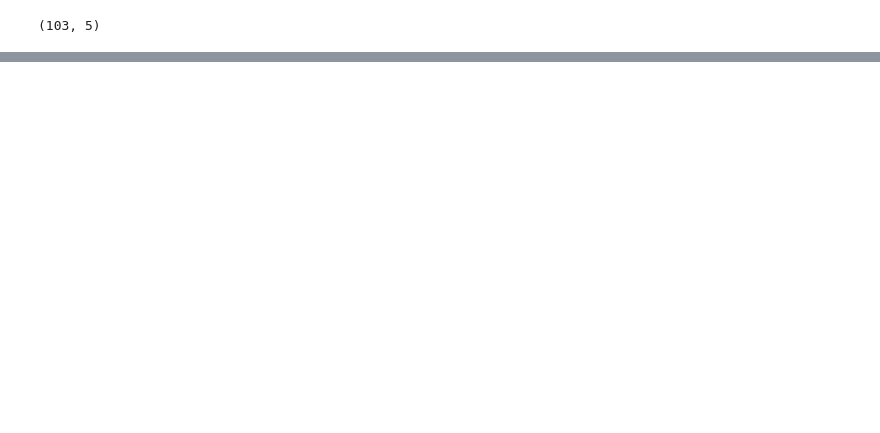
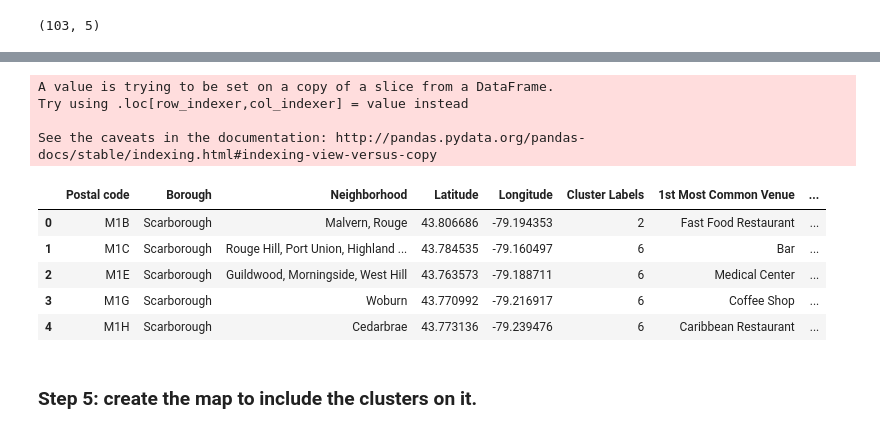
Before and after one commit to Deiimoreno/Coursera_Capstone, a Jupyter notebook: Segmenting and Clustering Neighborhoods in Toronto.ipynb, the cells around one changed output, grey strips where cells are left out. Cells and saved outputs as stored; diff of their text form; code cells hidden in the pictures; blank space fills up the shorter version.

```diff
--- a/Segmenting and Clustering Neighborhoods in Toronto.ipynb
+++ b/Segmenting and Clustering Neighborhoods in Toronto.ipynb
@@ -157,0 +433,12 @@ df_canloc.shape
+# %%
+num_top_venues = 5
+
+for hood in toronto_grouped['Postal code']:
+    print("----"+hood+"----")
+    temp = toronto_grouped[toronto_grouped['Postal code'] == hood].T.reset_index()
+    temp.columns = ['venue','freq']
+    temp = temp.iloc[1:]
+    temp['freq'] = temp['freq'].astype(float)
+    temp = temp.round({'freq': 2})
+    print(temp.sort_values('freq', ascending=False).reset_index(drop=True).head(num_top_venues))
+    print('\n')
@@ -157,0 +463,6 @@ df_canloc.shape
+# %%
+def return_most_common_venues(row, num_top_venues):
+    row_categories = row.iloc[1:]
+    row_categories_sorted = row_categories.sort_values(ascending=False)
+
+    return row_categories_sorted.index.values[0:num_top_venues]
@@ -157,0 +510,12 @@ df_canloc.shape
+# %%
+# set number of clusters
+kclusters = 10
+
+toronto_grouped_clustering = toronto_grouped.drop('Postal code', 1)
+
+# run k-means clustering
+kmeans = KMeans(n_clusters=kclusters, random_state=0).fit(toronto_grouped_clustering)
+
+# check cluster labels generated for each row in the dataframe
+kmeans.labels_[0:10]
+toronto_grouped_clustering
@@ -157,0 +542,4 @@ df_canloc.shape
+# %%
+df_canloc2 = df_canloc[~df_canloc["Postal code"].isin(prova["Postal code"].values)]
+print(prova2.shape)
+df_canloc2.head()
@@ -157,0 +554,23 @@ df_canloc.shape
+# %%
+toronto_merged = df_canloc2
+
+# add clustering labels
+toronto_merged['Cluster Labels'] = kmeans.labels_
+
+# merge toronto_grouped with toronto_data to add latitude/longitude for each neighborhood
+toronto_merged = toronto_merged.join(neighborhoods_venues_sorted.set_index('Postal code'), on='Postal code')
+
+toronto_merged.head() # check the last columns!
+# %% [output]
+A value is trying to be set on a copy of a slice from a DataFrame.
+Try using .loc[row_indexer,col_indexer] = value instead
+
+See the caveats in the documentation: http://pandas.pydata.org/pandas-docs/stable/indexing.html#indexing-view-versus-copy
+|  | Postal code | Borough | Neighborhood | Latitude | Longitude | Cluster Labels | 1st Most Common Venue | ... |
+| 0 | M1B | Scarborough | Malvern, Rouge | 43.806686 | -79.194353 | 2 | Fast Food Restaurant | ... |
+| 1 | M1C | Scarborough | Rouge Hill, Port Union, Highland ... | 43.784535 | -79.160497 | 6 | Bar | ... |
+| 2 | M1E | Scarborough | Guildwood, Morningside, West Hill | 43.763573 | -79.188711 | 6 | Medical Center | ... |
+| 3 | M1G | Scarborough | Woburn | 43.770992 | -79.216917 | 6 | Coffee Shop | ... |
+| 4 | M1H | Scarborough | Cedarbrae | 43.773136 | -79.239476 | 6 | Caribbean Restaurant | ... |
+# %% [markdown]
+### Step 5: create the map to include the clusters on it.
```
Also changed, not shown: parts of 53 cells of this notebook.
